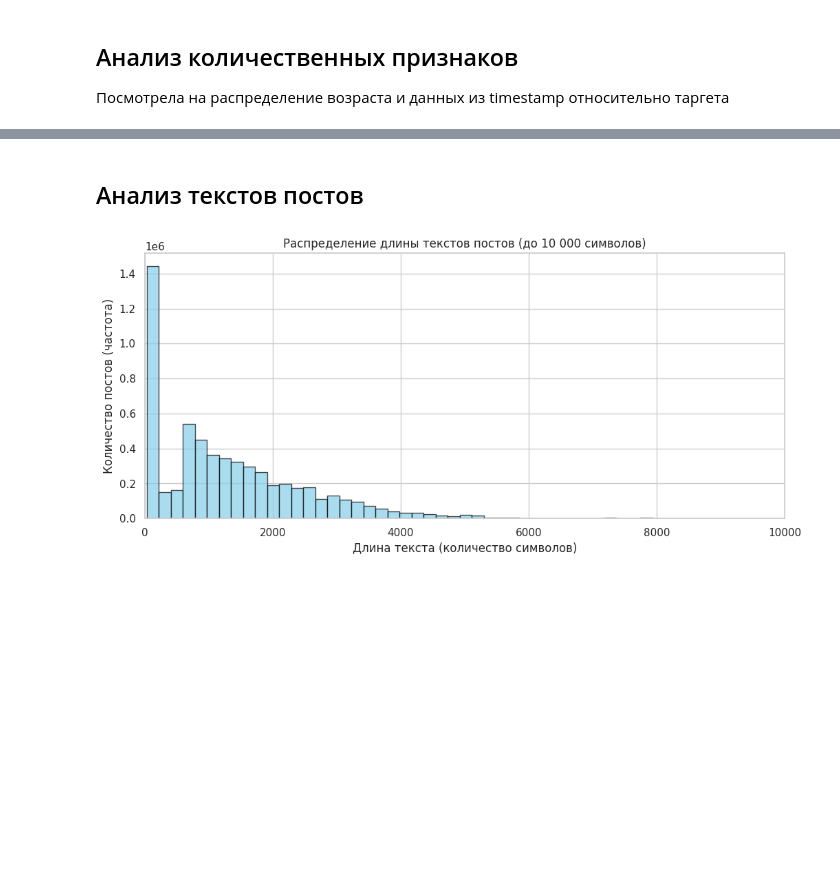
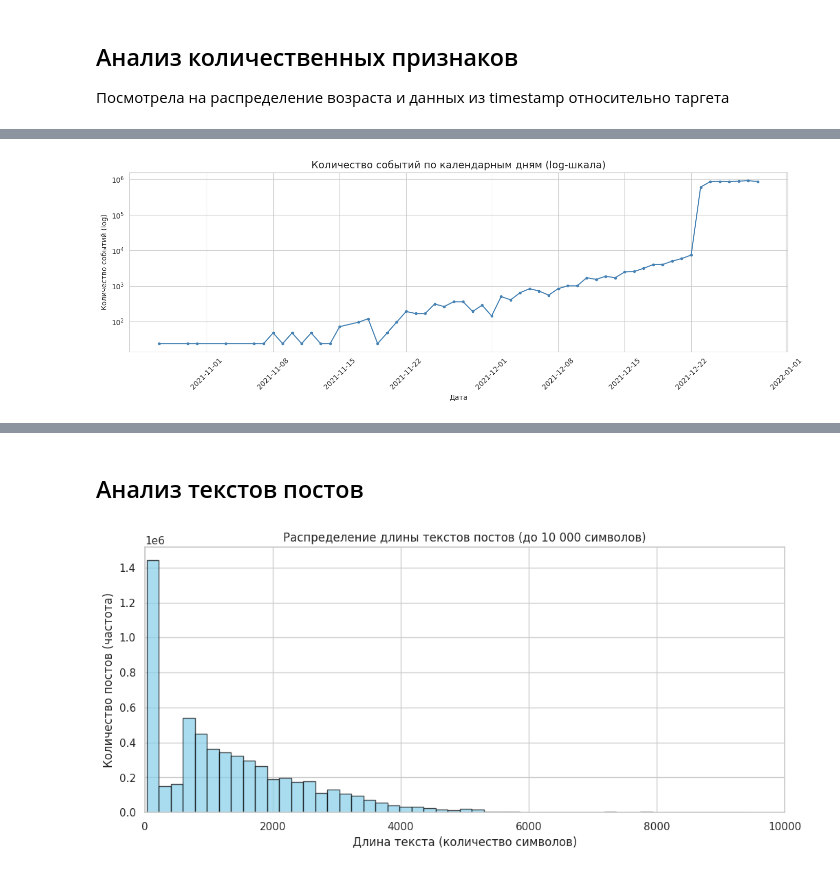
Before and after one commit to nadushaem/RecSys_START_ML_karpov_courses, a Jupyter notebook: start-ml-final-project-eda.ipynb, the cells around one changed output, grey strips where cells are left out. Drawn from its saved outputs; the diff is of its cells as text; code cells hidden in the pictures; blank space fills up the shorter version.

```diff
--- a/start-ml-final-project-eda.ipynb
+++ b/start-ml-final-project-eda.ipynb
@@ -303,0 +338,17 @@ plt.show()
+# %%
+# похоже, дело не в дне недели, а в том, как вообще устроена выборка:
+# смотрим на суммарное количество событий по всем календарным дням периода
+
+daily_totals = df.groupby(df['timestamp'].dt.date).size()
+
+fig, ax = plt.subplots(figsize=(14, 5))
+ax.plot(daily_totals.index, daily_totals.values, marker='o', markersize=3, color='steelblue')
+ax.set_yscale('log')
+ax.set_title('Количество событий по календарным дням (log-шкала)', fontsize=14)
+ax.set_xlabel('Дата')
+ax.set_ylabel('Количество событий (log)')
+plt.xticks(rotation=45)
+plt.tight_layout()
+plt.show()
+# %% [output]
+[figure, added]
```
Also changed, not shown: parts of 16 cells of this notebook.
